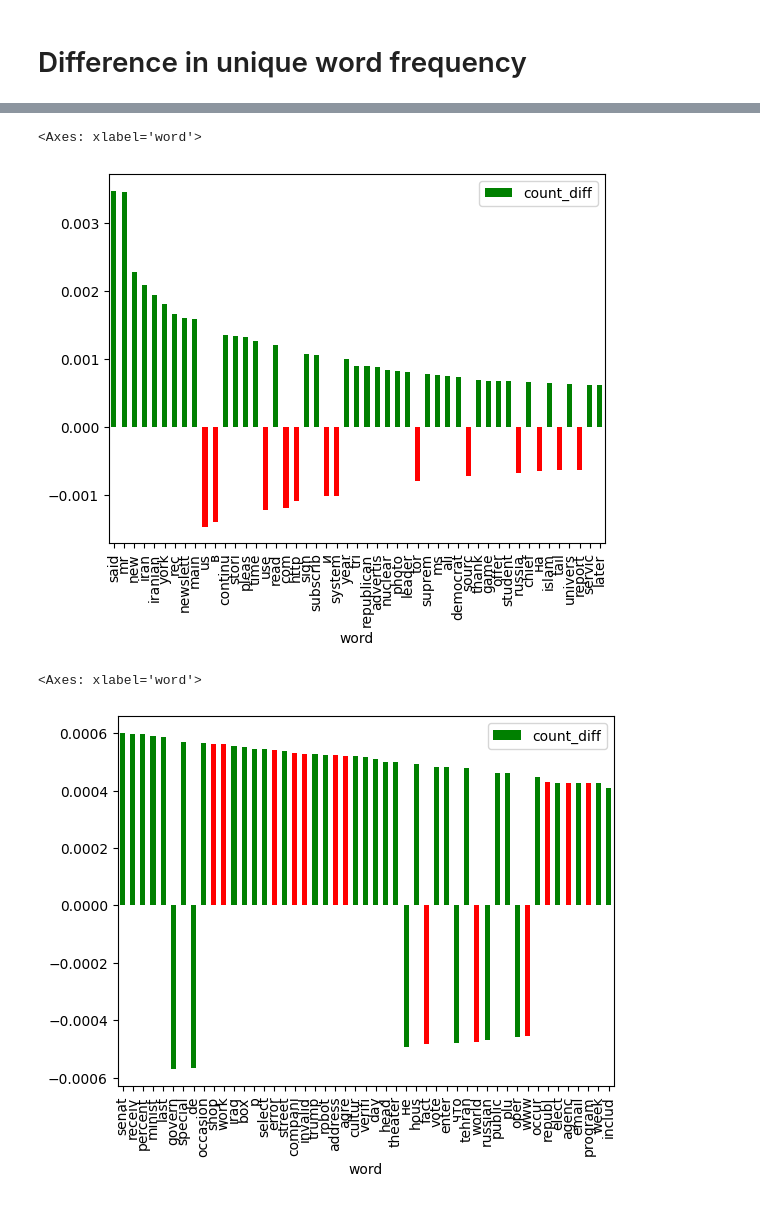
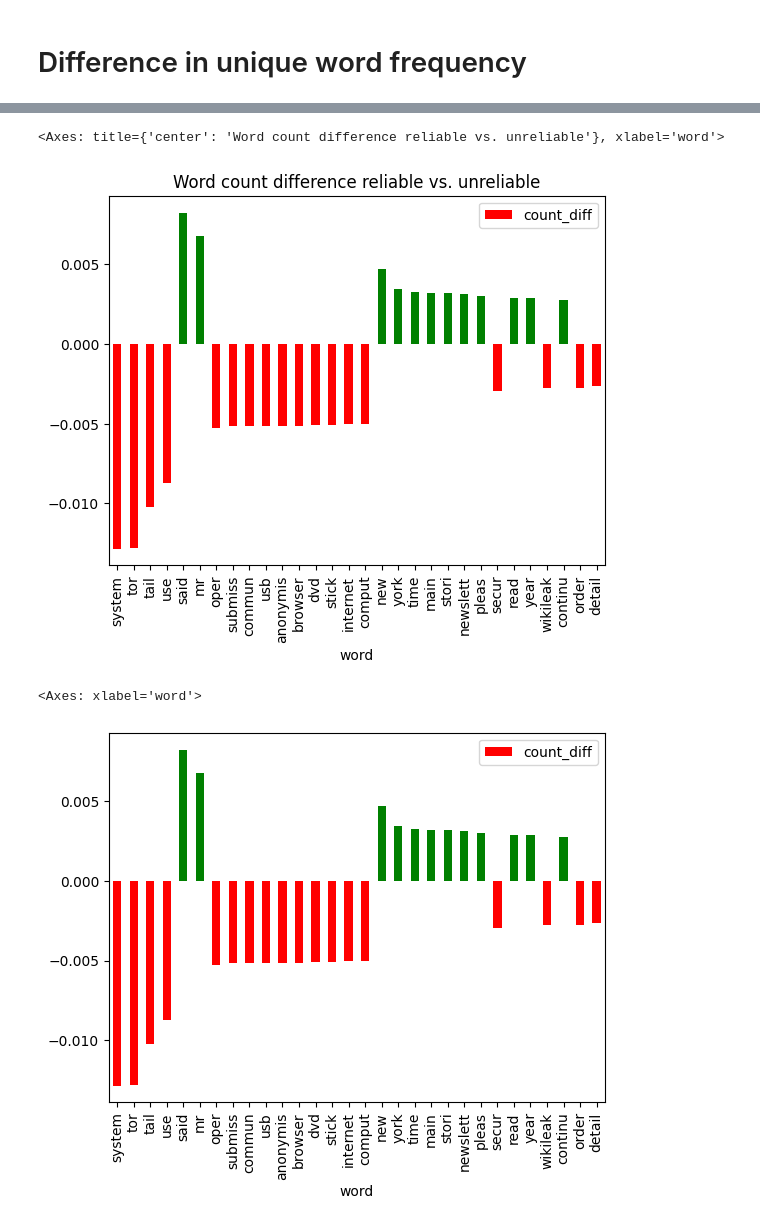
Before and after one commit to arnku/fake_news, a Jupyter notebook: data_visualization.ipynb, the cells around one changed output, grey strips where cells are left out. Cells and saved outputs as stored; diff of their text form; code cells hidden in the pictures.

Commit message:
more graphs

```diff
--- a/data_visualization.ipynb
+++ b/data_visualization.ipynb
@@ -152,19 +152,43 @@ import pandas as pd
 import matplotlib.pyplot as plt
 import numpy as np
 # %%
-reliable = pd.read_csv('word_count_reliable_total.csv', delimiter=';')
-unreliable = pd.read_csv('word_count_fake_total.csv', delimiter=';')
+# Load csv-files with word count
+reliable = pd.read_csv('word_count_reliable.csv', delimiter=';')
+hate = pd.read_csv('word_count_hate.csv', delimiter=';')
+unreliable = pd.read_csv('word_count_unreliable.csv', delimiter=';')
 
+# Count the total number of words in each data-frame
+num_reliable = reliable['count'].sum()
+num_unreliable = unreliable['count'].sum()
+num_hate = hate['count'].sum()
 
-num_reliable = reliable['count'].sum()
+print("reliable len: " , len(reliable))
+print("reliable mean: ", reliable['count'].mean())
+print("reliable median: ", reliable['count'].median())
 
-num_unreliable = unreliable['count'].sum()
+print("hate len: " ,len(hate))
+print("hate mean: ", hate['count'].mean())
+print("hate median: ", hate['count'].median())
 
 # Normalize the count
 reliable['count'] = reliable['count'] / num_reliable
 
 unreliable['count'] = unreliable['count'] / num_unreliable
 
+hate['count'] = hate['count'] / num_hate
+
+# Calculating mean, median and std
+print("-------------------")
+print("reliable len: " , len(reliable))
+print("reliable mean: ", reliable['count'].mean())
+print("reliable median: ", reliable['count'].median())
+print("reliable std: ", reliable['count'].std())
+
+print("hate len: " ,len(hate))
+print("hate mean: ", hate['count'].mean())
+print("hate median: ", hate['count'].median())
+print("hate std: ", hate['count'].std())
+
 diff_word_freq_df = pd.merge(reliable, unreliable, on='word', how='outer', suffixes=('_1', '_2'))
 diff_word_freq_df['count_diff'] = diff_word_freq_df['count_1'].fillna(0) - diff_word_freq_df['count_2'].fillna(0)
 
@@ -172,14 +226,14 @@ diff_word_freq_df = diff_word_freq_df.loc[abs(diff_word_freq_df['count_diff']).a
 # %%
-diff_word_freq_df.iloc[0:49].plot(x='word', y='count_diff',kind="bar" ,rot=90, color=(diff_word_freq_df['count_diff'] > 0).map({True: 'g',
-                                                    False: 'r'}))
+diff_word_freq_df.iloc[0:30].plot(x='word', y='count_diff',kind="bar" ,rot=90, color=(diff_word_freq_df['count_diff'] > 0).map({True: 'g',
+                                                    False: 'r'}), title='Word count difference reliable vs. unreliable')
 # %% [output]
-<Axes: xlabel='word'>
+<Axes: title={'center': 'Word count difference reliable vs. unreliable'}, xlabel='word'>
-[figure, old version]
+[figure, new version]
 # %%
 def bar_color(df,color1,color2):
     return np.where(df.values>0,color1,color2).T
 
-diff_word_freq_df.iloc[50:99].plot(x='word', y='count_diff',kind="bar" ,rot=90, color=bar_color(diff_word_freq_df['count_diff'],'g','r'))
+diff_word_freq_df.iloc[0:30].plot(x='word', y='count_diff',kind="bar" ,rot=90, color=bar_color(diff_word_freq_df['count_diff'],'g','r'))
 # %% [output]
 <Axes: xlabel='word'>
-[figure, old version]
+[figure, new version]
```
Also changed, not shown: parts of 3 cells of this notebook.
